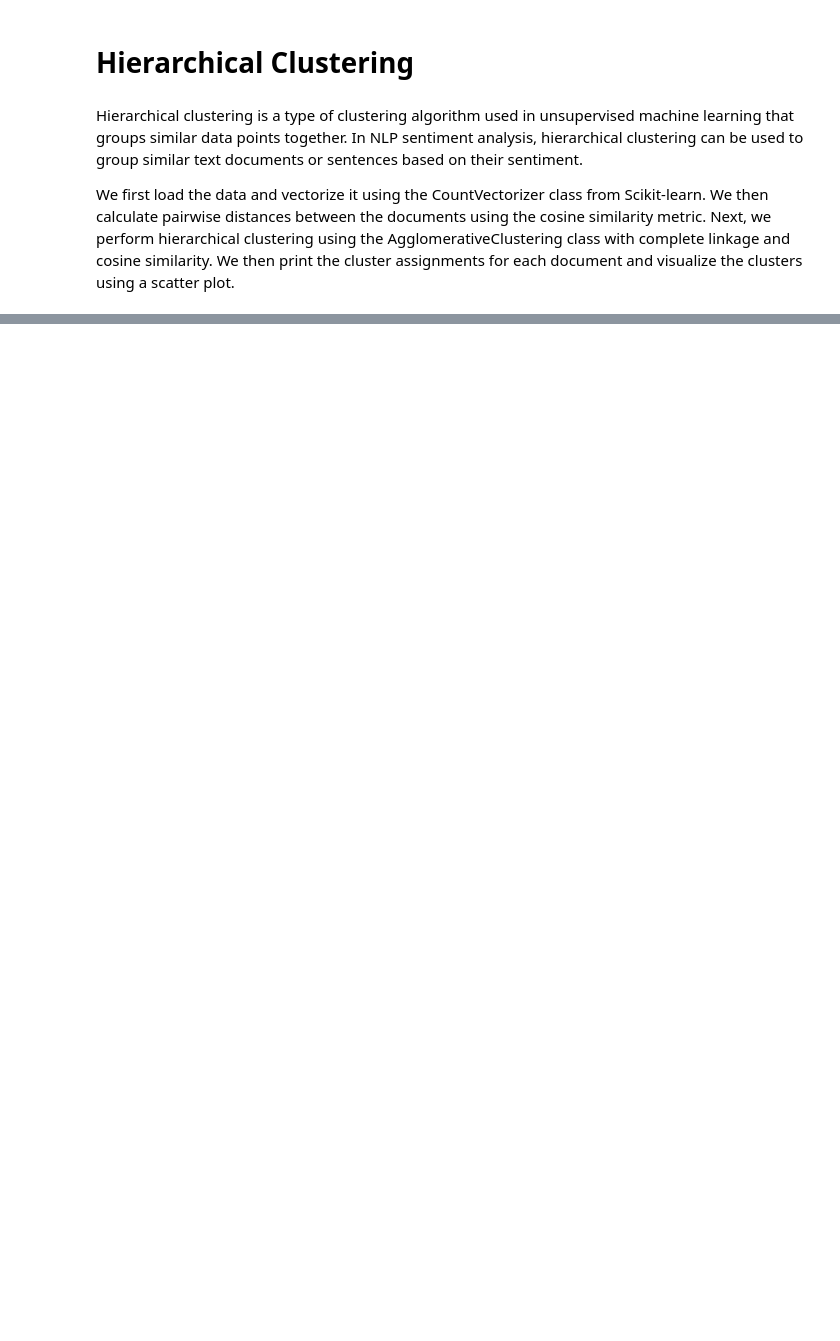
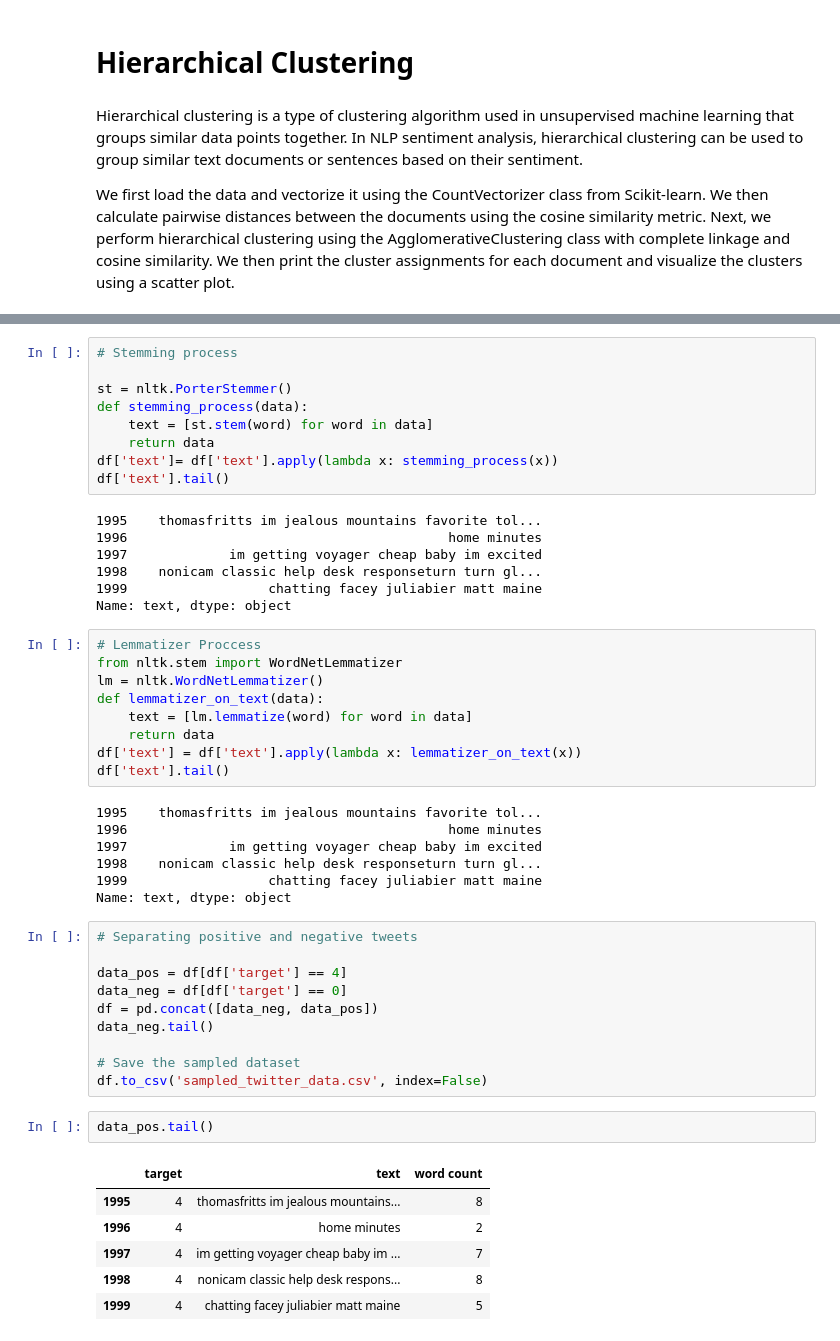
Before and after one commit to thaaoliveira1/Sentiment-Analysis-Twitter-Python, a Jupyter notebook: Hierarchical_Clustering.ipynb, the cells around one changed output, grey strips where cells are left out. Cells and saved outputs as stored; diff of their text form; blank space fills up the shorter version.

```diff
--- a/Hierarchical_Clustering.ipynb
+++ b/Hierarchical_Clustering.ipynb
@@ -89,0 +245,51 @@ MemoryError: Unable to allocate 5.90 TiB for an array with shape (1280000, 63373
+# %%
+# Stemming process
+
+st = nltk.PorterStemmer()
+def stemming_process(data):
+    text = [st.stem(word) for word in data]
+    return data
+df['text']= df['text'].apply(lambda x: stemming_process(x))
+df['text'].tail()
+# %% [output]
+1995    thomasfritts im jealous mountains favorite tol...
+1996                                         home minutes
+1997             im getting voyager cheap baby im excited
+1998    nonicam classic help desk responseturn turn gl...
+1999                  chatting facey juliabier matt maine
+Name: text, dtype: object
+# %%
+# Lemmatizer Proccess
+from nltk.stem import WordNetLemmatizer
+lm = nltk.WordNetLemmatizer()
+def lemmatizer_on_text(data):
+    text = [lm.lemmatize(word) for word in data]
+    return data
+df['text'] = df['text'].apply(lambda x: lemmatizer_on_text(x))
+df['text'].tail()
+# %% [output]
+1995    thomasfritts im jealous mountains favorite tol...
+1996                                         home minutes
+1997             im getting voyager cheap baby im excited
+1998    nonicam classic help desk responseturn turn gl...
+1999                  chatting facey juliabier matt maine
+Name: text, dtype: object
+# %%
+# Separating positive and negative tweets
+
+data_pos = df[df['target'] == 4]
+data_neg = df[df['target'] == 0]
+df = pd.concat([data_neg, data_pos])
+data_neg.tail()
+
+# Save the sampled dataset
+df.to_csv('sampled_twitter_data.csv', index=False)
+# %%
+data_pos.tail()
+# %% [output]
+|  | target | text | word count |
+| 1995 | 4 | thomasfritts im jealous mountains... | 8 |
+| 1996 | 4 | home minutes | 2 |
+| 1997 | 4 | im getting voyager cheap baby im ... | 7 |
+| 1998 | 4 | nonicam classic help desk respons... | 8 |
+| 1999 | 4 | chatting facey juliabier matt maine | 5 |
```
Also changed, not shown: parts of 35 cells of this notebook.
